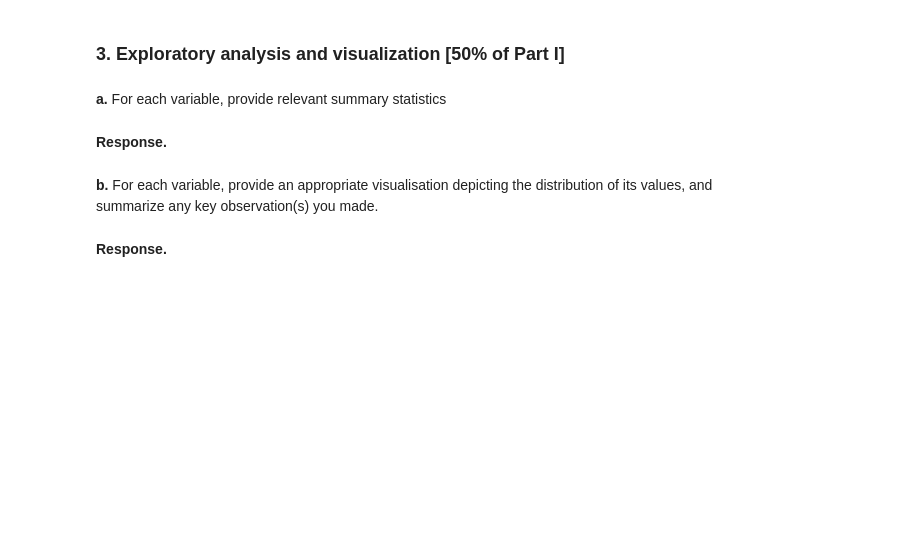
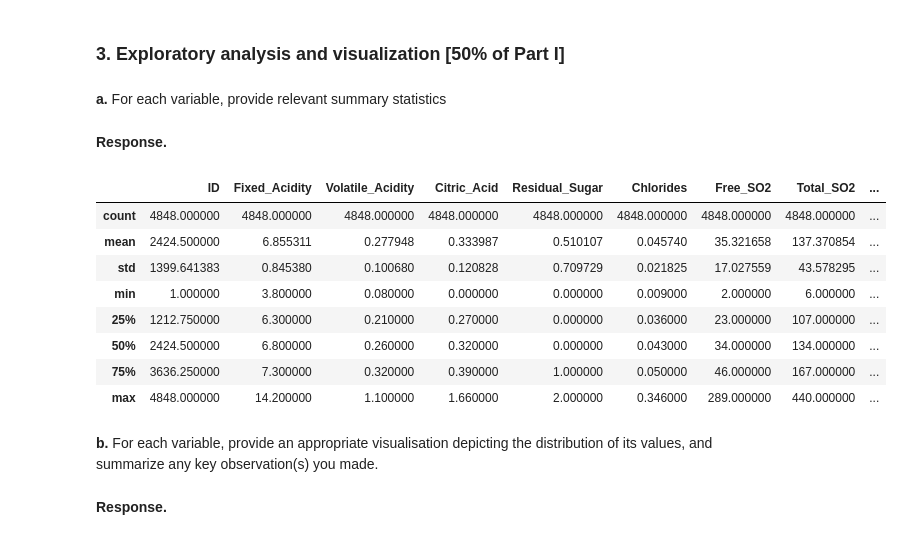
Before and after one commit to OccupiedPorcupine/CS105-Repo, a Jupyter notebook: Lab 1/CS105 Project Submission (Final) 2026 - Wine.ipynb, the cells around one changed output. Saved outputs shown, nothing was run; the diff lists cells and outputs as text; code cells hidden in the pictures; blank space fills up the shorter version.

```diff
--- a/Lab 1/CS105 Project Submission (Final) 2026 - Wine.ipynb
+++ b/Lab 1/CS105 Project Submission (Final) 2026 - Wine.ipynb
@@ -54,2 +124,5 @@ Include both Part I and Part II to produce a self-contained notebook. You may fi
+# %%
+wine_data['Residual_Sugar'] = wine_data['Residual_Sugar'].fillna('Low')
+wine_data['Quality'] = wine_data['Quality'].fillna(6.0)
 # %% [markdown]
 **b.** For each variable, identify outliers (if any) and describe how you resolve the issue. Clearly state any assumption you made.
@@ -55,0 +131,11 @@ Include both Part I and Part II to produce a self-contained notebook. You may fi
+# %%
+for col in ['Fixed_Acidity', 'Volatile_Acidity', 'Citric_Acid', 'Chlorides', 'Free_SO2', 'Total_SO2', 'Sulphates']:
+
+    Q1 = wine_data[col].quantile(0.25)
+    Q3 = wine_data[col].quantile(0.75)
+    IQR = Q3 - Q1
+
+    lower_bound = Q1 - 1.5 * IQR
+    upper_bound = Q3 + 1.5 * IQR
+
+    print(col,"Outliers:" , len(wine_data[(wine_data[col] < lower_bound) | (wine_data[col] > upper_bound)]))
@@ -59,0 +184,12 @@ Include both Part I and Part II to produce a self-contained notebook. You may fi
+# %%
+residual_sugar_map = {'Low': 0, 'Moderate': 1, 'High': 2}
+density_map = {'<0.99': 0, '0.99-1.00': 1, '>1.00': 2}
+ph_map = {'Highly Acidic': 0, 'Acidic': 1}
+alcohol_map = {'8%': 0, '9%': 1, '10%': 2, '11%': 3, '12%': 4}
+
+wine_data['Residual_Sugar'] = wine_data['Residual_Sugar'].map(residual_sugar_map)
+wine_data['Density'] = wine_data['Density'].map(density_map)
+wine_data['pH'] = wine_data['pH'].map(ph_map)
+wine_data['Alcohol'] = wine_data['Alcohol'].map(alcohol_map)
+
+wine_data.head()
@@ -65,6 +208,18 @@ Include both Part I and Part II to produce a self-contained notebook. You may fi
 **a.** For each variable, provide relevant summary statistics
 # %% [markdown]
 **Response.**
+# %%
+wine_data.describe()
+# %% [output]
+|  | ID | Fixed_Acidity | Volatile_Acidity | Citric_Acid | Residual_Sugar | Chlorides | Free_SO2 | Total_SO2 | ... |
+| count | 4848.000000 | 4848.000000 | 4848.000000 | 4848.000000 | 4848.000000 | 4848.000000 | 4848.000000 | 4848.000000 | ... |
+| mean | 2424.500000 | 6.855311 | 0.277948 | 0.333987 | 0.510107 | 0.045740 | 35.321658 | 137.370854 | ... |
+| std | 1399.641383 | 0.845380 | 0.100680 | 0.120828 | 0.709729 | 0.021825 | 17.027559 | 43.578295 | ... |
+| min | 1.000000 | 3.800000 | 0.080000 | 0.000000 | 0.000000 | 0.009000 | 2.000000 | 6.000000 | ... |
+| 25% | 1212.750000 | 6.300000 | 0.210000 | 0.270000 | 0.000000 | 0.036000 | 23.000000 | 107.000000 | ... |
+| 50% | 2424.500000 | 6.800000 | 0.260000 | 0.320000 | 0.000000 | 0.043000 | 34.000000 | 134.000000 | ... |
+| 75% | 3636.250000 | 7.300000 | 0.320000 | 0.390000 | 1.000000 | 0.050000 | 46.000000 | 167.000000 | ... |
+| max | 4848.000000 | 14.200000 | 1.100000 | 1.660000 | 2.000000 | 0.346000 | 289.000000 | 440.000000 | ... |
 # %% [markdown]
 **b.** For each variable, provide an appropriate visualisation depicting the distribution of its values, and summarize any key observation(s) you made.
 # %% [markdown]
```
Also changed, not shown: parts of 23 cells of this notebook, 1 other file.
